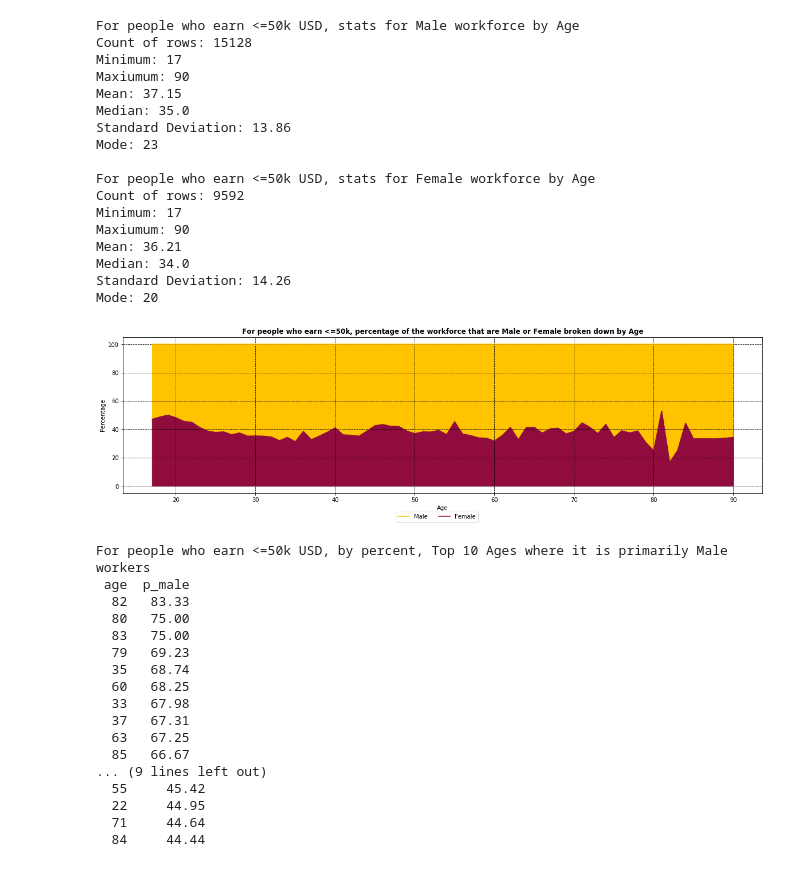
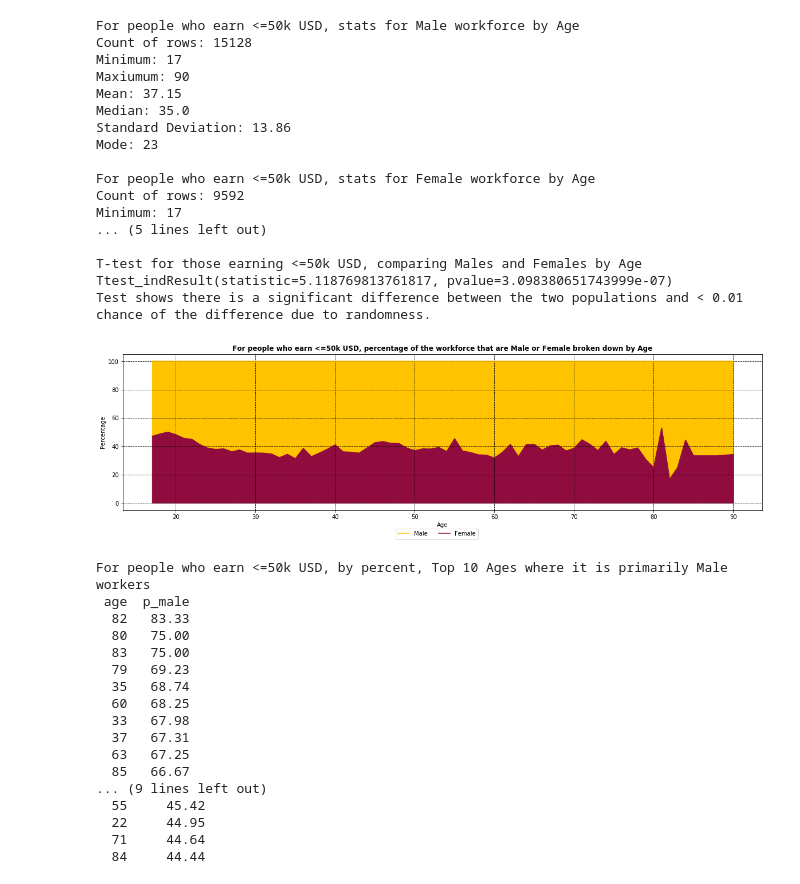
Before and after one commit to Vonganization/thinkful, a Jupyter notebook: U4L2_Capstone_20190126.ipynb, the cells around one changed output. Drawn from its saved outputs; the diff is of its cells as text; code cells hidden in the pictures.

```diff
--- a/U4L2_Capstone_20190126.ipynb
+++ b/U4L2_Capstone_20190126.ipynb
@@ -320,46 +329,51 @@ stats(age_female_l50k_stats['age'])
 
 print('')
 
+# T-test for those earning <=50k USD, comparing Males and Females by Age
+print('T-test for those earning <=50k USD, comparing Males and Females by Age')
+print(ttest_ind(age_male_l50k_stats['age'], age_female_l50k_stats['age']))
+print('Test shows there is a significant difference between the two populations and < 0.01 chance of the difference due to randomness.')
+
 # Create plot of dataframe
 plt.figure(figsize=(20,5))
 plt.plot(age_gender_income_l50k_merge['age'],age_gender_income_l50k_merge['p_male'] + age_gender_income_l50k_merge['p_female'], color='#FFC300', label='Male')
 plt.plot(age_gender_income_l50k_merge['age'],age_gender_income_l50k_merge['p_female'], color='#900C3F', label='Female')
 plt.fill_between(age_gender_income_l50k_merge['age'], age_gender_income_l50k_merge['p_male'] + age_gender_income_l50k_merge['p_female'], 0, color='#FFC300')
 plt.fill_between(age_gender_income_l50k_merge['age'], age_gender_income_l50k_merge['p_female'], 0, color='#900C3F')
 plt.ylabel('Percentage')
 plt.xlabel('Age')
-plt.title('For people who earn <=50k, percentage of the workforce that are Male or Female broken down by Age', fontweight='bold')
+plt.title('For people who earn <=50k USD, percentage of the workforce that are Male or Female broken down by Age', fontweight='bold')
 plt.grid(b=True, which='both', linestyle='dashed', color='black')
 plt.legend(bbox_to_anchor=(0.560,-0.1), ncol=2)
 plt.show()
 
 # For people who earn <=50k USD, shows by percent, Top 10 Ages for Male workers
 print('For people who earn <=50k USD, by percent, Top 10 Ages where it is primarily Male workers')
 print(age_gender_income_l50k_merge[['age','p_male']].nlargest(10, 'p_male').to_string(index=False))
 print('')
 
 # For people who earn <=50k USD, shows by percent, Top 10 Ages for Female workers
 print('For people who earn <=50k USD, by percent, Top 10 Ages where it is primarily Female workers')
 print(age_gender_income_l50k_merge[['age','p_female']].nlargest(10, 'p_female').to_string(index=False))
 # %% [output]
 For people who earn <=50k USD, stats for Male workforce by Age
 Count of rows: 15128
 Minimum: 17
 Maxiumum: 90
 Mean: 37.15
 Median: 35.0
 Standard Deviation: 13.86
 Mode: 23
 
 For people who earn <=50k USD, stats for Female workforce by Age
 Count of rows: 9592
 Minimum: 17
-Maxiumum: 90
-Mean: 36.21
-Median: 34.0
-Standard Deviation: 14.26
-Mode: 20
+... (5 lines left out)
+
+T-test for those earning <=50k USD, comparing Males and Females by Age
+Ttest_indResult(statistic=5.118769813761817, pvalue=3.098380651743999e-07)
+Test shows there is a significant difference between the two populations and < 0.01 chance of the difference due to randomness.
-[figure, old version]
+[figure, new version]
 For people who earn <=50k USD, by percent, Top 10 Ages where it is primarily Male workers
  age  p_male
   82   83.33
```
Also changed, not shown: parts of 5 cells of this notebook.
